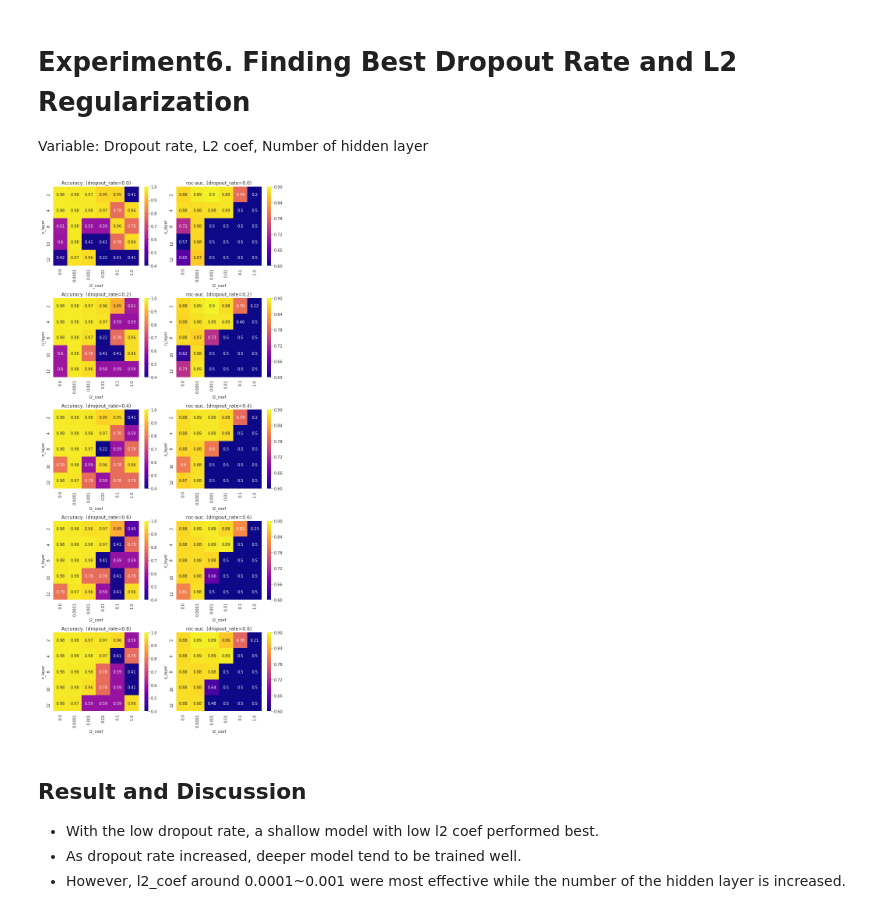
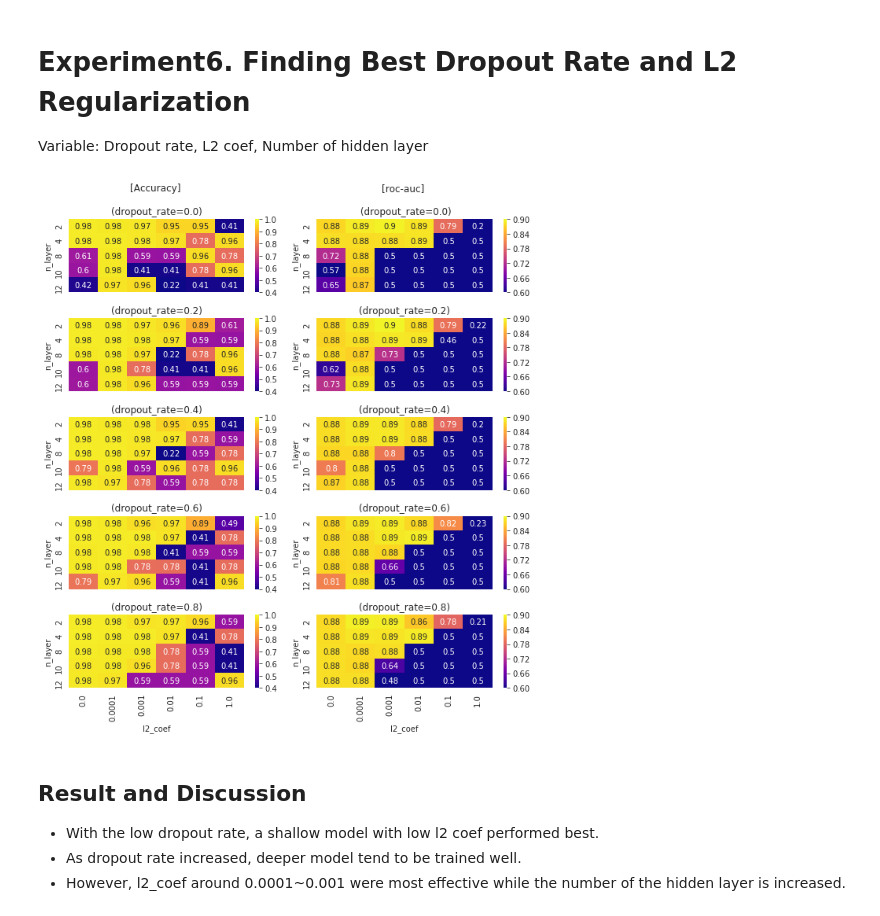
Before and after one commit to heartcored98/CH485_AI_Chemistry, a Jupyter notebook: Practice3_Tox21_MLP/Assignment3_Tox21_MLP.ipynb, the cells around one changed output. Cells and saved outputs as stored; diff of their text form; code cells hidden in the pictures.

Commit message:
Change figure in experiment 6

```diff
--- a/Practice3_Tox21_MLP/Assignment3_Tox21_MLP.ipynb
+++ b/Practice3_Tox21_MLP/Assignment3_Tox21_MLP.ipynb
@@ -917,37 +917,48 @@ df = df[['acc', 'roc_auc', 'n_layer', 'l2_coef', 'dropout_rate']]
 variable = 'l2_coef'
 variable2 = 'n_layer'
 variable3 = 'dropout_rate'
 list_loss = list()
 list_test = list()
 
 
 
 fig, ax = plt.subplots(len(df[variable3].unique()), 2)
-fig.set_size_inches(9, 4*len(df[variable3].unique()))
+fig.set_size_inches(9, 2*len(df[variable3].unique()))
 sns.set_style("darkgrid", {"axes.facecolor": ".9"})
 
 df_acc = pd.DataFrame(df.groupby([variable, variable2, variable3])['acc'].mean())
 df_acc.reset_index(level=df_acc.index.names, inplace=True)
 df_roc_auc = pd.DataFrame(df.groupby([variable, variable2, variable3])['roc_auc'].mean())
 df_roc_auc.reset_index(level=df_roc_auc.index.names, inplace=True)
 
 for i, value3 in enumerate(df[variable3].unique()):
     df_temp_acc = df_acc.loc[df_acc[variable3] == value3]
     df_temp_acc = df_temp_acc.pivot(index=variable2, columns=variable, values='acc')
     grid = sns.heatmap(df_temp_acc, annot=True, ax=ax[i][0], cmap='plasma', vmin=0.4, vmax=1.0)
-    grid.set_title('Accuracy. ({}={:0.1f})'.format(variable3, value3))
+    if i == 0:
+        grid.set_title('[Accuracy] \n\n({}={:0.1f})'.format(variable3, value3))
+    else:
+        grid.set_title('({}={:0.1f})'.format(variable3, value3))
+
+    if i != len(df[variable3].unique())-1:
+        grid.get_xaxis().set_visible(False)
 
     df_temp_roc_auc = df_roc_auc.loc[df_roc_auc[variable3] == value3]
     df_temp_roc_auc = df_temp_roc_auc.pivot(index=variable2, columns=variable, values='roc_auc')
     grid = sns.heatmap(df_temp_roc_auc, annot=True, ax=ax[i][1], cmap='plasma', vmin=0.6, vmax=0.9)
-    grid.set_title('roc-auc. ({}={:0.1f})'.format(variable3, value3))
+    if i == 0:
+        grid.set_title('[roc-auc] \n\n ({}={:0.1f})'.format(variable3, value3))
+    else:
+        grid.set_title('({}={:0.1f})'.format(variable3, value3))
 
+    if i != len(df[variable3].unique())-1:
+        grid.get_xaxis().set_visible(False)
 
 plt.tight_layout()
 plt.grid(True)
 plt.savefig('./images/{}.png'.format(exp_name))
 # %% [output]
-[figure, old version]
+[figure, new version]
 # %% [markdown]
 ## Result and Discussion
 
```
